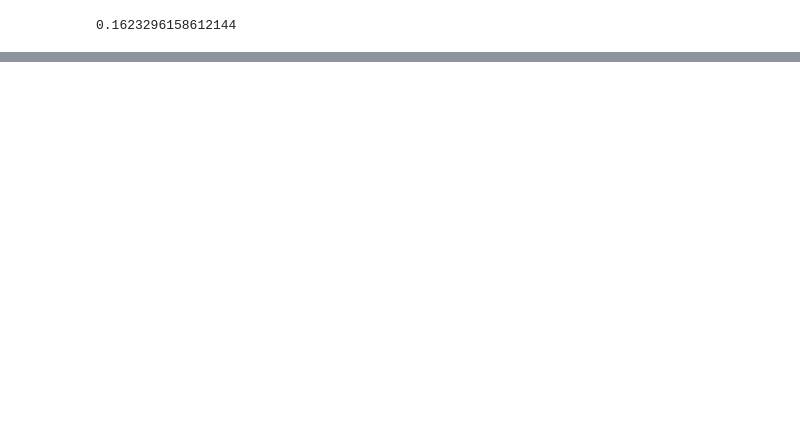
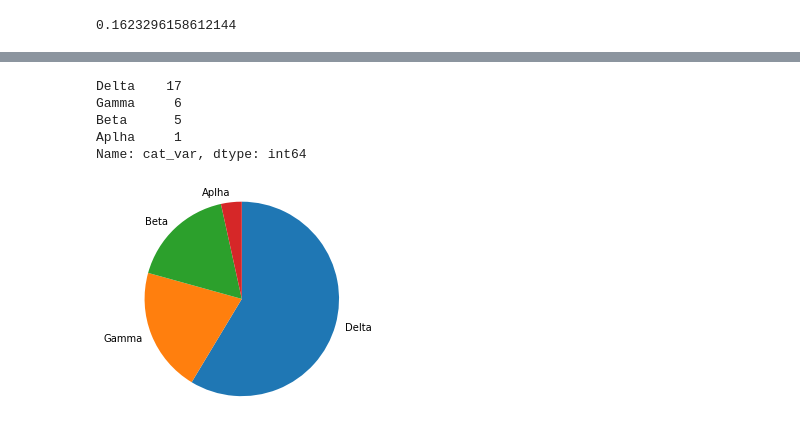
Before and after one commit to LuGomes/AI-Programming-with-Python, a Jupyter notebook: matplotlib_seaborn/matplotlib.ipynb, the cells around one changed output, grey strips where cells are left out. Saved outputs shown, nothing was run; the diff lists cells and outputs as text; code cells hidden in the pictures; blank space fills up the shorter version.

Commit message:
Matplotlib pie charts and histograms

```diff
--- a/matplotlib_seaborn/matplotlib.ipynb
+++ b/matplotlib_seaborn/matplotlib.ipynb
@@ -87,0 +88,14 @@ sb.countplot(data=pokemon_types, y = 'type', color=base_color, order=type_order)
+# %%
+# code for the pie chart seen above
+df = pd.read_csv('./data/cat_var.csv')
+sorted_counts = df['cat_var'].value_counts()
+plt.pie(sorted_counts, labels = sorted_counts.index, startangle = 90,
+        counterclock = False);
+plt.axis('square')
+# %% [output]
+Delta    17
+Gamma     6
+Beta      5
+Aplha     1
+Name: cat_var, dtype: int64
+[figure, added]
```
Also changed, not shown: parts of 4 cells of this notebook, 3 other files.
